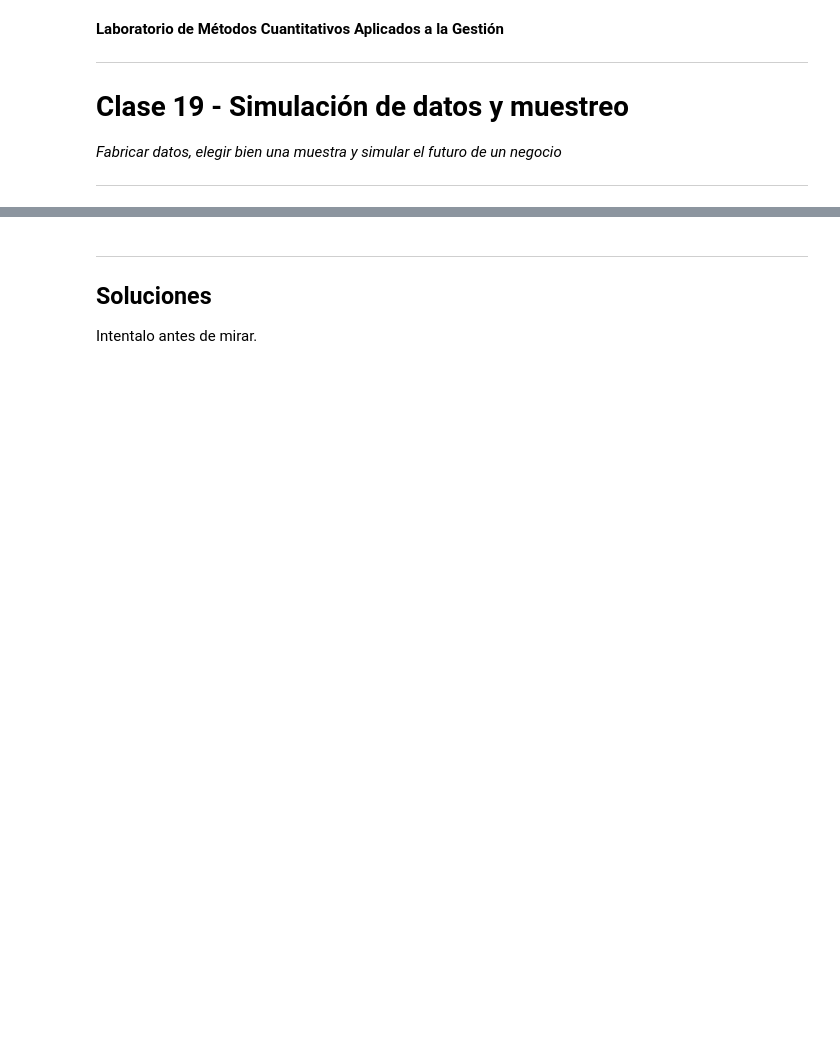
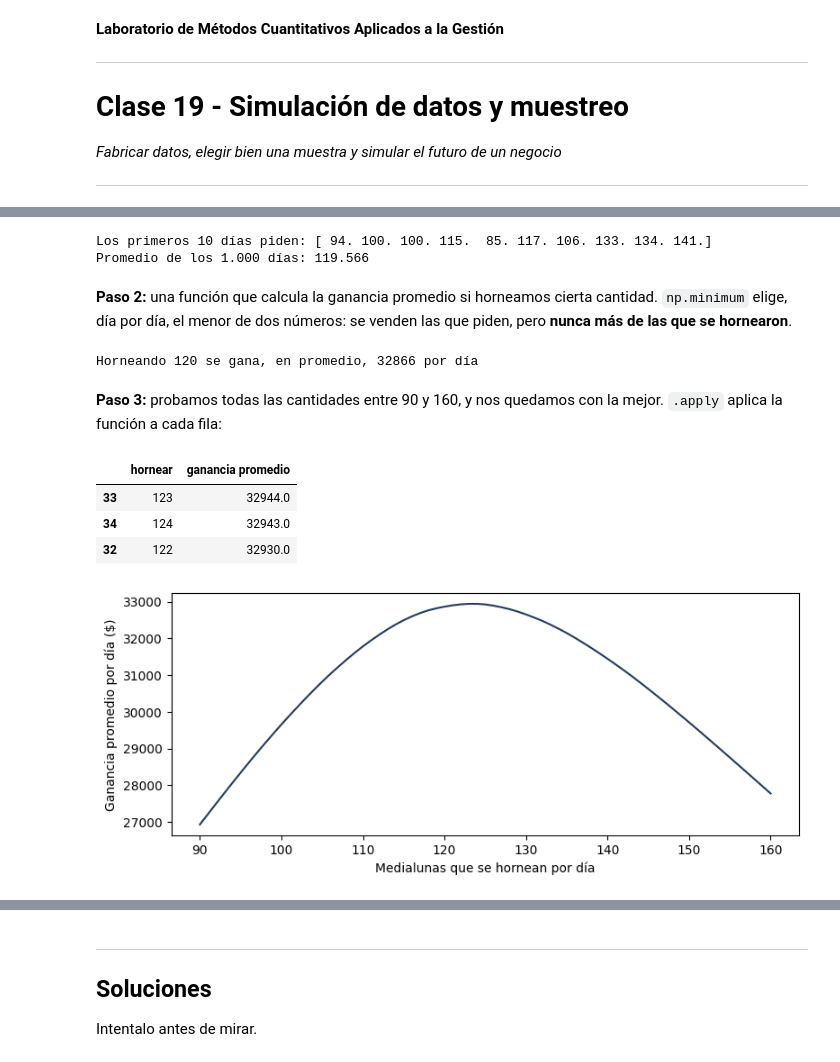
Before and after one commit to Datso653/Laboratorio-de-metodos-Cuantitativos-Aplicados-a-la-gestion, a Jupyter notebook: notebooks/19_Simulacion_de_datos_y_muestreo.ipynb, the cells around one changed output, grey strips where cells are left out. Drawn from its saved outputs; the diff is of its cells as text; code cells hidden in the pictures; blank space fills up the shorter version.

```diff
--- a/notebooks/19_Simulacion_de_datos_y_muestreo.ipynb
+++ b/notebooks/19_Simulacion_de_datos_y_muestreo.ipynb
@@ -286,0 +329,53 @@ Un número solo ("VAN = +0,38") esconde ese riesgo; la simulación lo muestra. C
+# %%
+rng = np.random.default_rng(8)
+
+# 1.000 números de una campana con promedio 120 y desvío 15, redondeados a medialunas enteras.
+# Cada número es lo que piden en un día: la mayoría de los días, entre 90 y 150
+demanda = rng.normal(120, 15, size=1000).round()
+
+print("Los primeros 10 días piden:", demanda[:10])
+print("Promedio de los 1.000 días:", demanda.mean())
+# %% [output]
+Los primeros 10 días piden: [ 94. 100. 100. 115.  85. 117. 106. 133. 134. 141.]
+Promedio de los 1.000 días: 119.566
+# %% [markdown]
+**Paso 2:** una función que calcula la ganancia promedio si horneamos cierta cantidad.
+`np.minimum` elige, día por día, el menor de dos números: se venden las que piden, pero **nunca más de las que se hornearon**.
+# %%
+PRECIO = 500     # lo que cobra por cada medialuna vendida
+COSTO = 200      # lo que le cuesta hacer cada medialuna (se venda o no)
+
+# def crea una función: le pasamos cuántas hornear y nos devuelve la ganancia promedio
+def ganancia_promedio(hornear):
+    vendidas = np.minimum(demanda, hornear)            # cada día se vende lo que piden, con el tope de lo horneado
+    ganancia = vendidas * PRECIO - hornear * COSTO     # se cobran las vendidas y se pagan TODAS las horneadas
+    return ganancia.mean()                             # promedio de los 1.000 días
+
+# Probamos la función con una cantidad
+print("Horneando 120 se gana, en promedio,", round(ganancia_promedio(120)), "por día")
+# %% [output]
+Horneando 120 se gana, en promedio, 32866 por día
+# %% [markdown]
+**Paso 3:** probamos todas las cantidades entre 90 y 160, y nos quedamos con la mejor. `.apply` aplica la función a cada fila:
+# %%
+# Una tabla con una fila por cada cantidad posible: 90, 91, 92, ... 160
+resultados = pd.DataFrame({"hornear": range(90, 161)})
+
+# .apply() corre ganancia_promedio para cada fila y guarda el resultado en una columna nueva
+resultados["ganancia promedio"] = resultados["hornear"].apply(ganancia_promedio)
+
+# Ordenamos de mayor a menor ganancia y mostramos las tres mejores
+resultados.sort_values("ganancia promedio", ascending=False).head(3)
+# %% [output]
+|  | hornear | ganancia promedio |
+| 33 | 123 | 32944.0 |
+| 34 | 124 | 32943.0 |
+| 32 | 122 | 32930.0 |
+# %%
+# Gráfico de línea: en el eje x la cantidad horneada, en el eje y la ganancia promedio
+resultados.plot(x="hornear", y="ganancia promedio", color=AZUL, legend=False, figsize=(9, 3.5))
+plt.xlabel("Medialunas que se hornean por día")
+plt.ylabel("Ganancia promedio por día ($)")
+plt.show()
+# %% [output]
+[figure, added]
```
Also changed, not shown: parts of 74 cells of this notebook, 1 other file.
